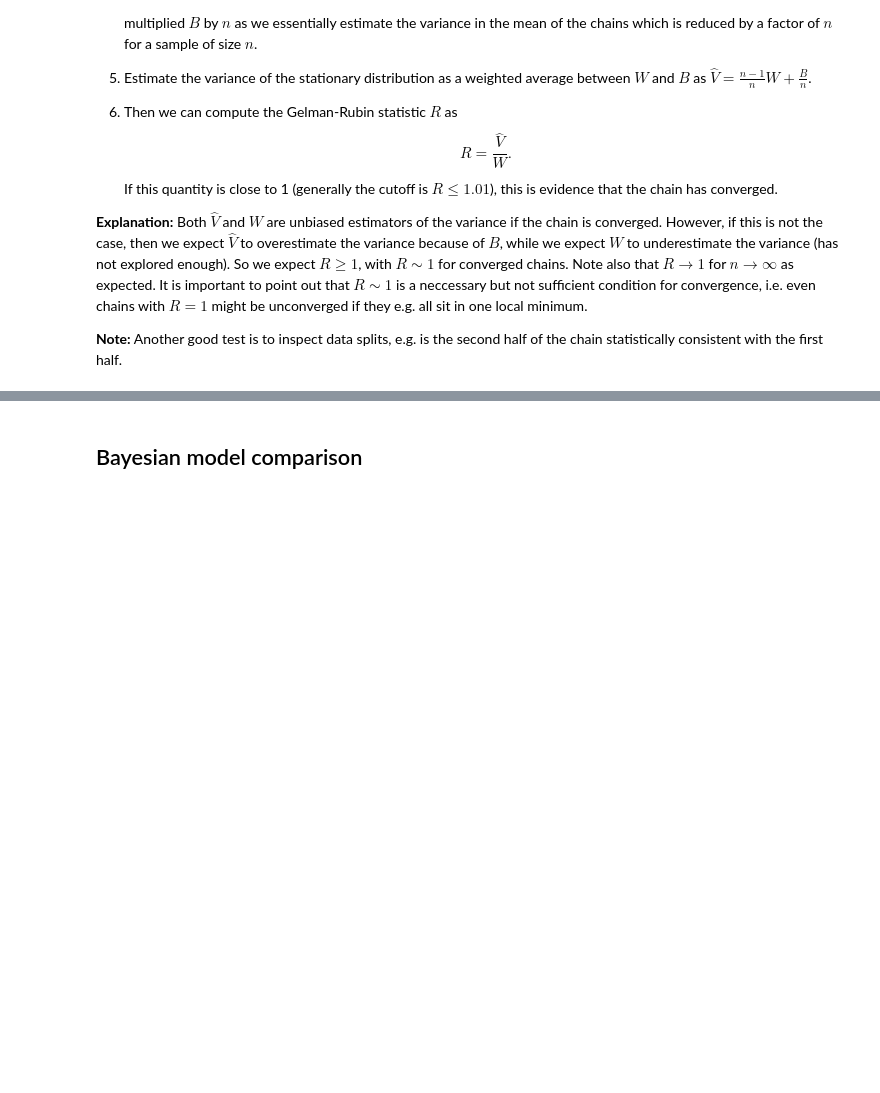
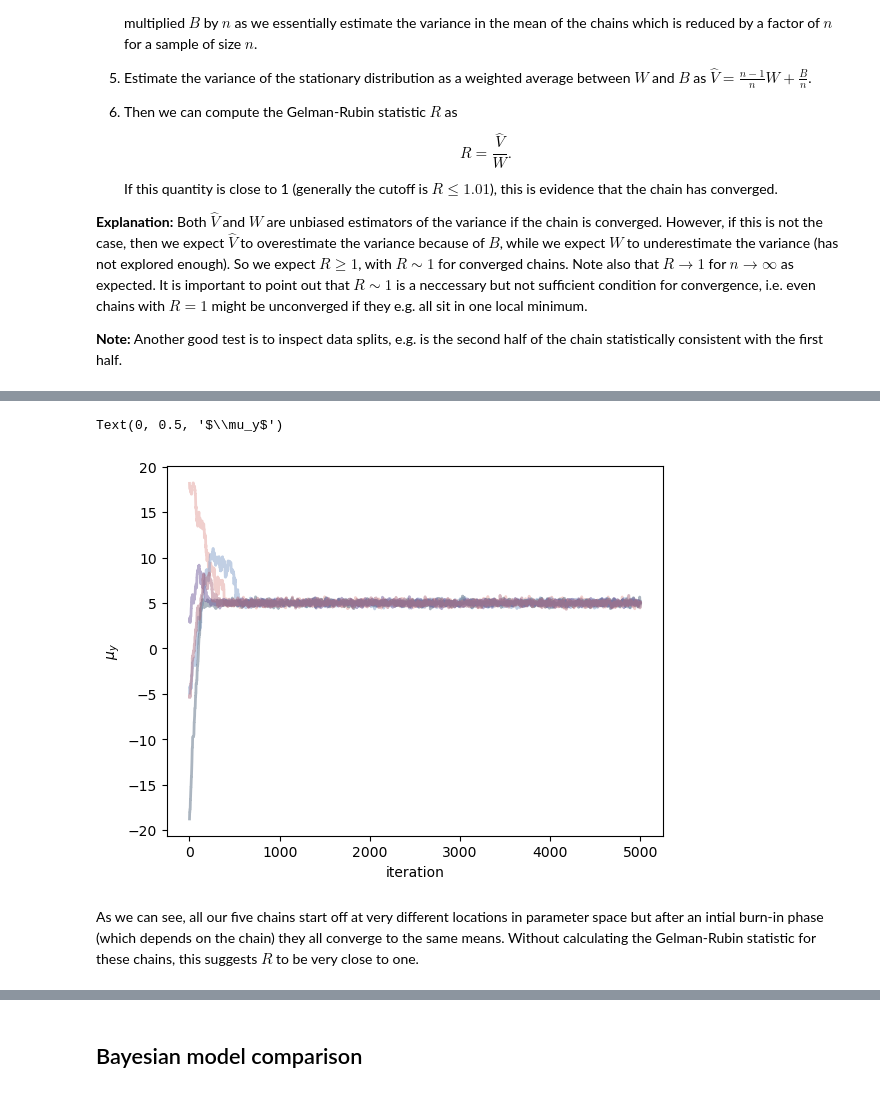
Before and after one commit to hou-physics/stat_methods_AIfA_2024_group_07, a Jupyter notebook: lecture_09/L09_MCMC-analysis.ipynb, the cells around one changed output, grey strips where cells are left out. Drawn from its saved outputs; the diff is of its cells as text; code cells hidden in the pictures; blank space fills up the shorter version.

```diff
--- a/lecture_09/L09_MCMC-analysis.ipynb
+++ b/lecture_09/L09_MCMC-analysis.ipynb
@@ -171,0 +208,10 @@ The procedure is as follows:
+# %%
+for i in range(5):
+    plt.plot(chain_arr[i, :, 1], linewidth=2, color=colors[i], alpha=0.5)
+plt.xlabel('iteration')
+plt.ylabel(r'$\mu_y$')
+# %% [output]
+Text(0, 0.5, '$\\mu_y$')
+[figure, added]
+# %% [markdown]
+As we can see, all our five chains start off at very different locations in parameter space but after an intial burn-in phase (which depends on the chain) they all converge to the same means. Without calculating the Gelman-Rubin statistic for these chains, this suggests $R$ to be very close to one.
```
Also changed, not shown: parts of 25 cells of this notebook.
